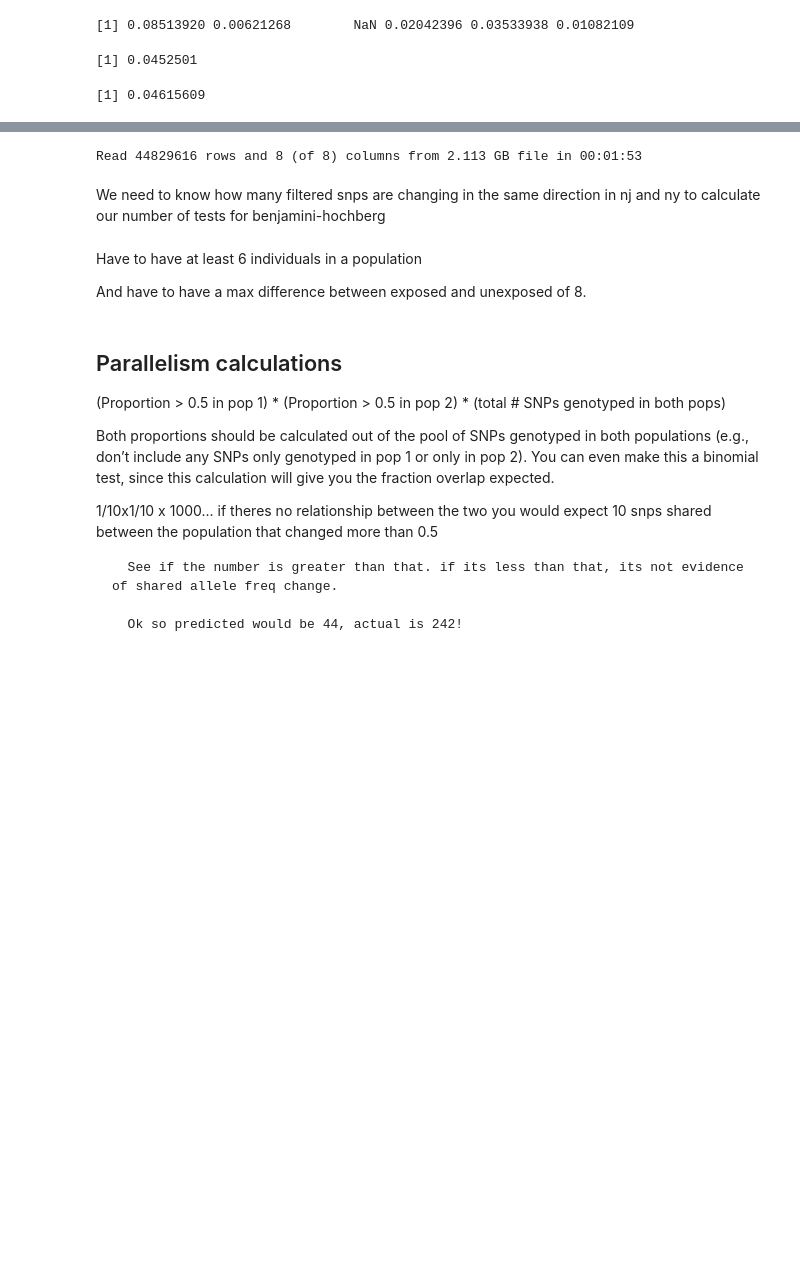
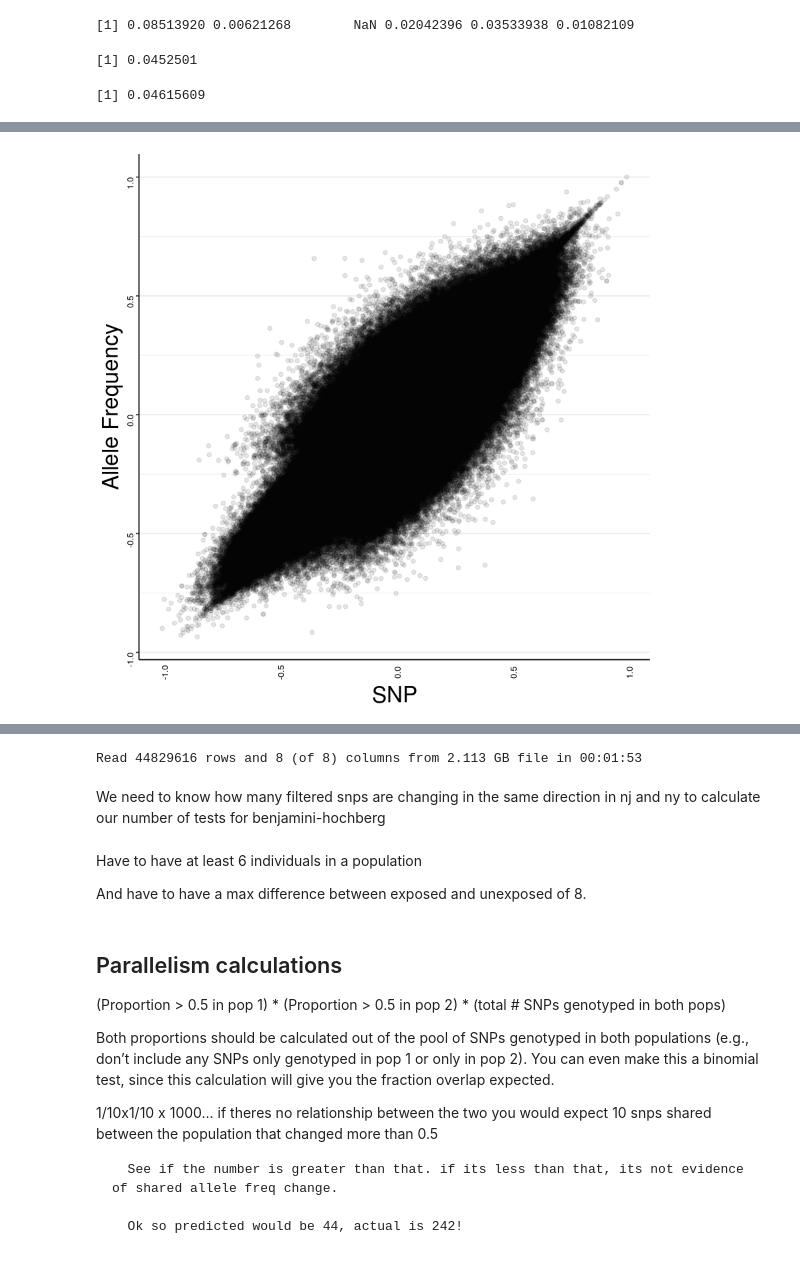
Before and after one commit to sagw/WNS_WGS, a Jupyter notebook: Notebooks/Angsd_all_SNP_graphs.ipynb, the cells around one changed output, grey strips where cells are left out. Drawn from its saved outputs; the diff is of its cells as text; code cells hidden in the pictures; blank space fills up the shorter version.

```diff
--- a/Notebooks/Angsd_all_SNP_graphs.ipynb
+++ b/Notebooks/Angsd_all_SNP_graphs.ipynb
@@ -99,0 +184,14 @@ njnyvteu=merge(njnyeu, vteu, by=c("Scaffold", "Position"))
+# %%
+ggplot(diffs_both, aes(x=NY_lowdiff, y=NY_highdiff)) +
+    geom_point(alpha=0.1) +
+    theme_bw() +
+    xlab("SNP")+
+    ylab("Allele Frequency")+
+    theme(legend.position="right", panel.border = element_blank(),
+          panel.grid.major.x = element_blank(),
+          panel.grid.minor.x = element_blank(),
+          axis.ticks.x=element_blank(), axis.line=element_line(color="black"), axis.text=element_text(color="black", size=8, angle=90),
+          text = element_text(size=20)
+    )
+# %% [output]
+[figure, added]
```
Also changed, not shown: parts of 54 cells of this notebook, 2 other files.
